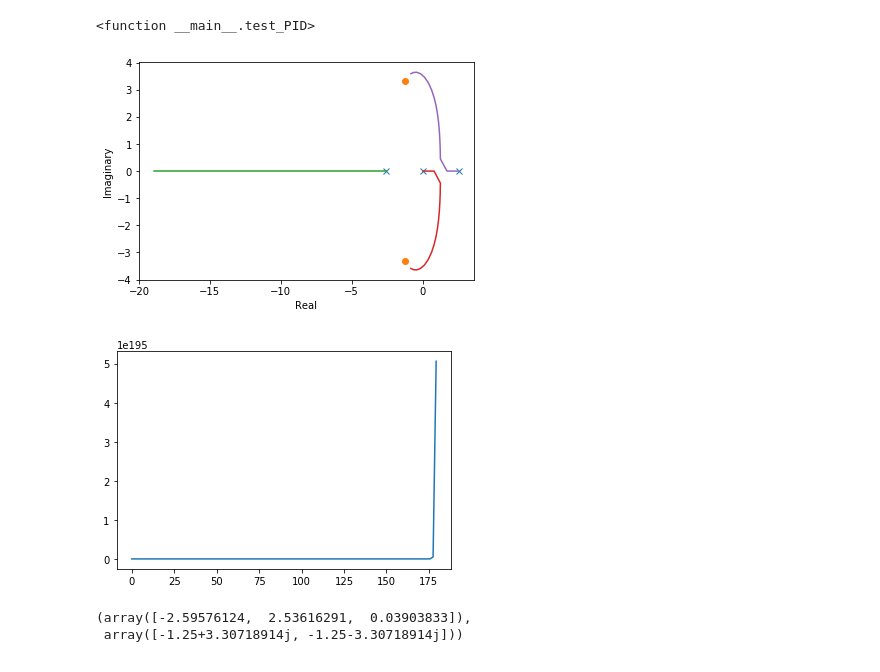
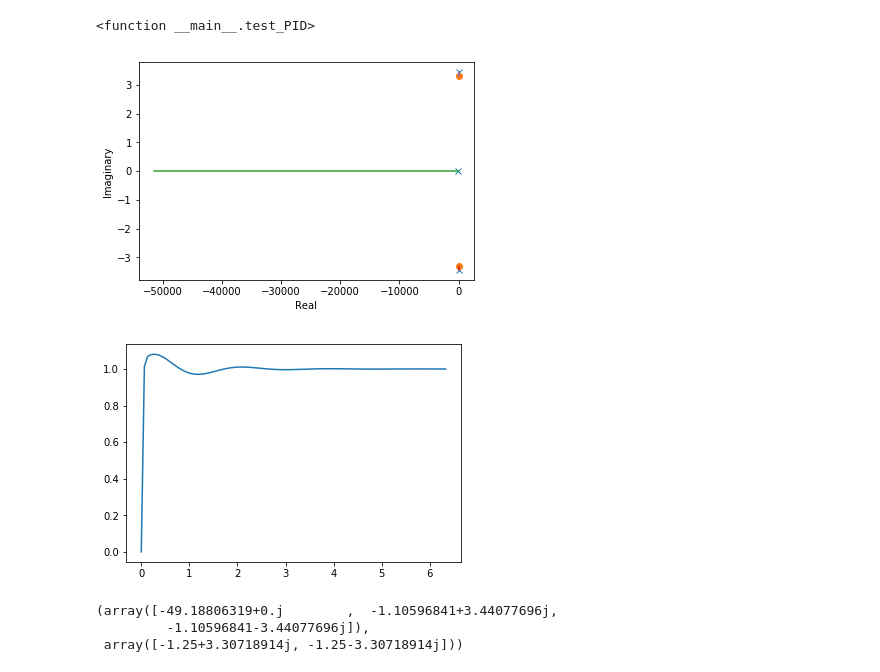
Before and after one commit to silvajhonatan/inverted_pendulum, a Jupyter notebook: inverted_pendulum.ipynb, the cells around one changed output. Saved outputs shown, nothing was run; the diff lists cells and outputs as text; code cells hidden in the pictures.

```diff
--- a/inverted_pendulum.ipynb
+++ b/inverted_pendulum.ipynb
@@ -354,19 +354,20 @@ A Jupyter Widget
 <function __main__.test_PID>
 # %%
 s = tf([1,0],1)
-Kc = 0.2
+Kc = 500
 Ti = 0.2
 Td = 0.4
 G = (0.2570)/(s**2 - 6.6370)
 Gc = Kc*(1 + s*Td + 1/(Ti*s))
 closed_loop_tf = feedback(Gc*G,1)
 k,t = control.rlocus(closed_loop_tf)
 # %% [output]
-[figure, old version]
+[figure, new version]
 # %%
 _step(closed_loop_tf)
 closed_loop_tf.pole(),closed_loop_tf.zero()
 # %% [output]
-[figure, old version]
+[figure, new version]
-(array([-2.59576124,  2.53616291,  0.03903833]),
+(array([-49.18806319+0.j        ,  -1.10596841+3.44077696j,
+         -1.10596841-3.44077696j]),
  array([-1.25+3.30718914j, -1.25-3.30718914j]))
```
Also changed, not shown: parts of 1 cell of this notebook.
